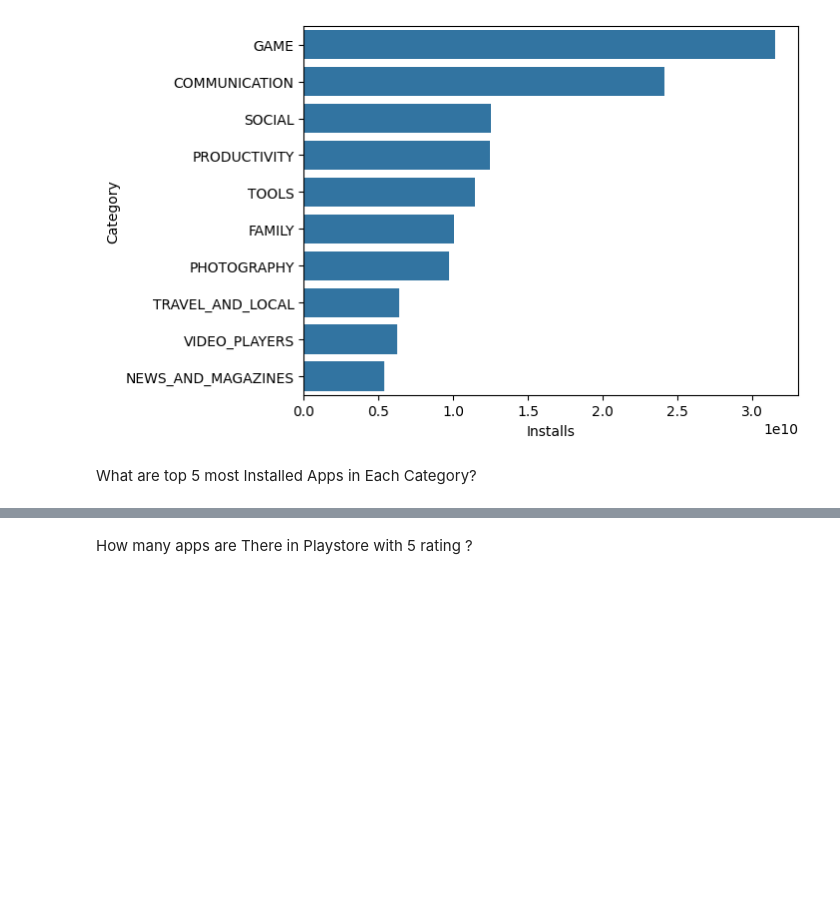
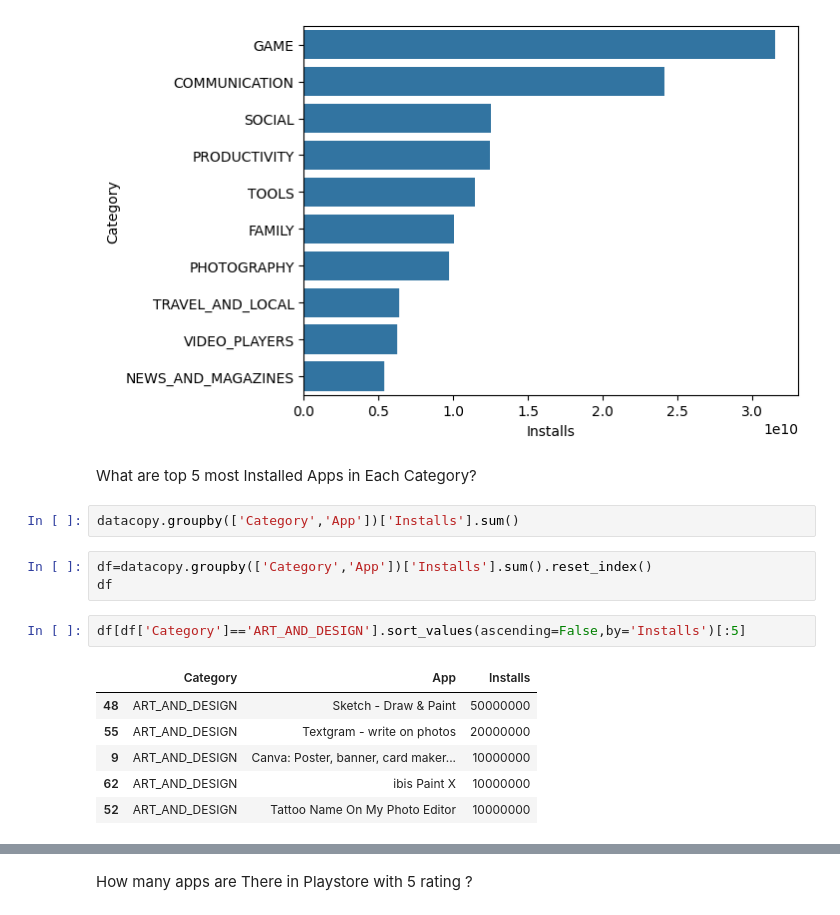
Before and after one commit to FairozAhmadSheikh/ML_bootcamp, a Jupyter notebook: Exploratory_DataAnalysis/Eda_Assignment.ipynb, the cells around one changed output, grey strips where cells are left out. Saved outputs shown, nothing was run; the diff lists cells and outputs as text; blank space fills up the shorter version.

```diff
--- a/Exploratory_DataAnalysis/Eda_Assignment.ipynb
+++ b/Exploratory_DataAnalysis/Eda_Assignment.ipynb
@@ -59,3 +59,17 @@ sns.barplot(x='Installs',y='Category',data=df_cat_install)
 [figure]
 # %% [markdown]
 What are top 5 most Installed Apps in Each Category?
+# %%
+datacopy.groupby(['Category','App'])['Installs'].sum()
+# %%
+df=datacopy.groupby(['Category','App'])['Installs'].sum().reset_index()
+df
+# %%
+df[df['Category']=='ART_AND_DESIGN'].sort_values(ascending=False,by='Installs')[:5]
+# %% [output]
+|  | Category | App | Installs |
+| 48 | ART_AND_DESIGN | Sketch - Draw & Paint | 50000000 |
+| 55 | ART_AND_DESIGN | Textgram - write on photos | 20000000 |
+| 9 | ART_AND_DESIGN | Canva: Poster, banner, card maker... | 10000000 |
+| 62 | ART_AND_DESIGN | ibis Paint X | 10000000 |
+| 52 | ART_AND_DESIGN | Tattoo Name On My Photo Editor | 10000000 |
```
Also changed, not shown: parts of 2 cells of this notebook.
